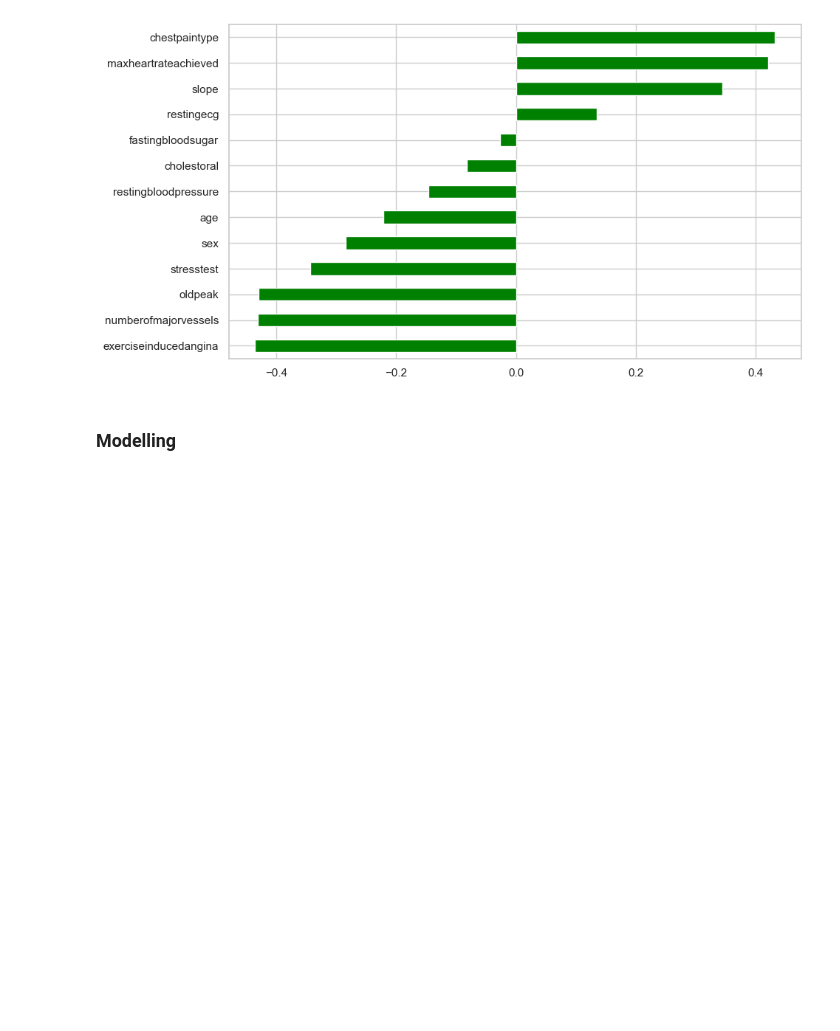
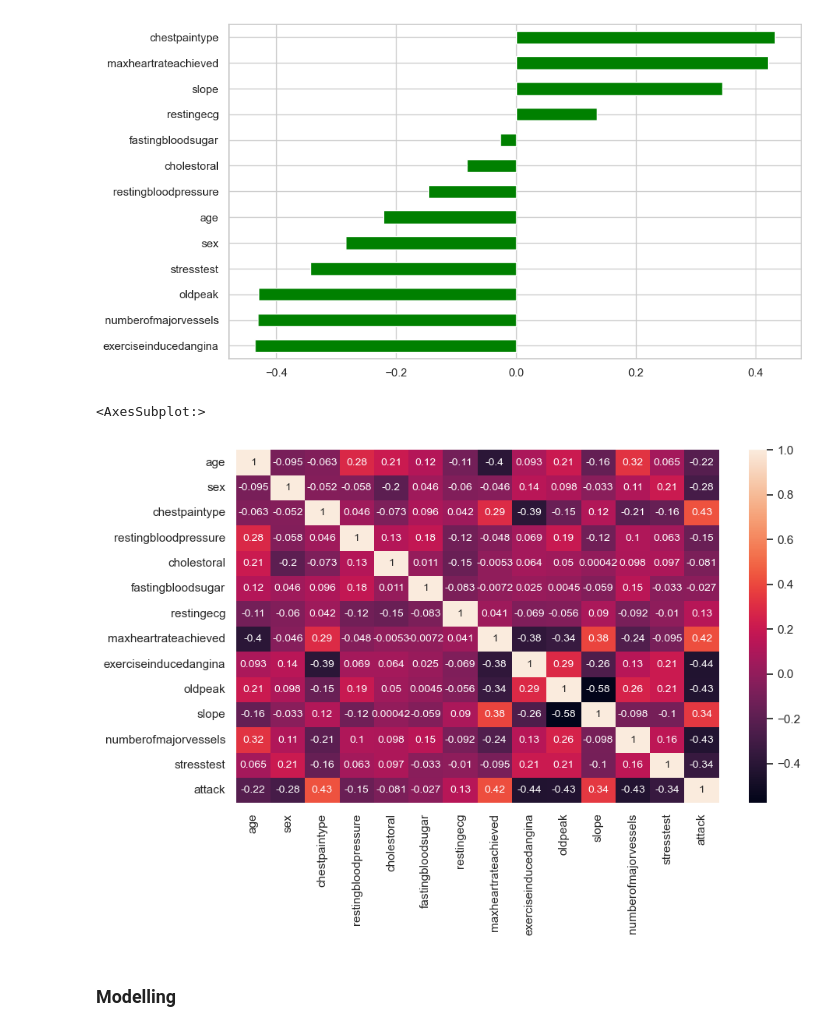
Before and after one commit to ajaymalik8/UCDPA_AjayMalik, a Jupyter notebook: Project_Report_AjayMalik_UCDPA_BatchC.ipynb, the cells around one changed output. Cells and saved outputs as stored; diff of their text form; code cells hidden in the pictures; blank space fills up the shorter version.

```diff
--- a/Project_Report_AjayMalik_UCDPA_BatchC.ipynb
+++ b/Project_Report_AjayMalik_UCDPA_BatchC.ipynb
@@ -422,6 +422,11 @@ ds_heart.corr()['attack'].sort_values().drop('attack').plot(kind = 'barh', color
 # Correlation of the target column with other columns
 # %% [output]
 [figure]
+# %%
+sns.heatmap(ds_heart.corr(), annot=True)
+# %% [output]
+<AxesSubplot:>
+[figure, added]
 # %% [markdown]
 ### Modelling
 # %%
```
Also changed, not shown: parts of 6 cells of this notebook, 4 other files.
